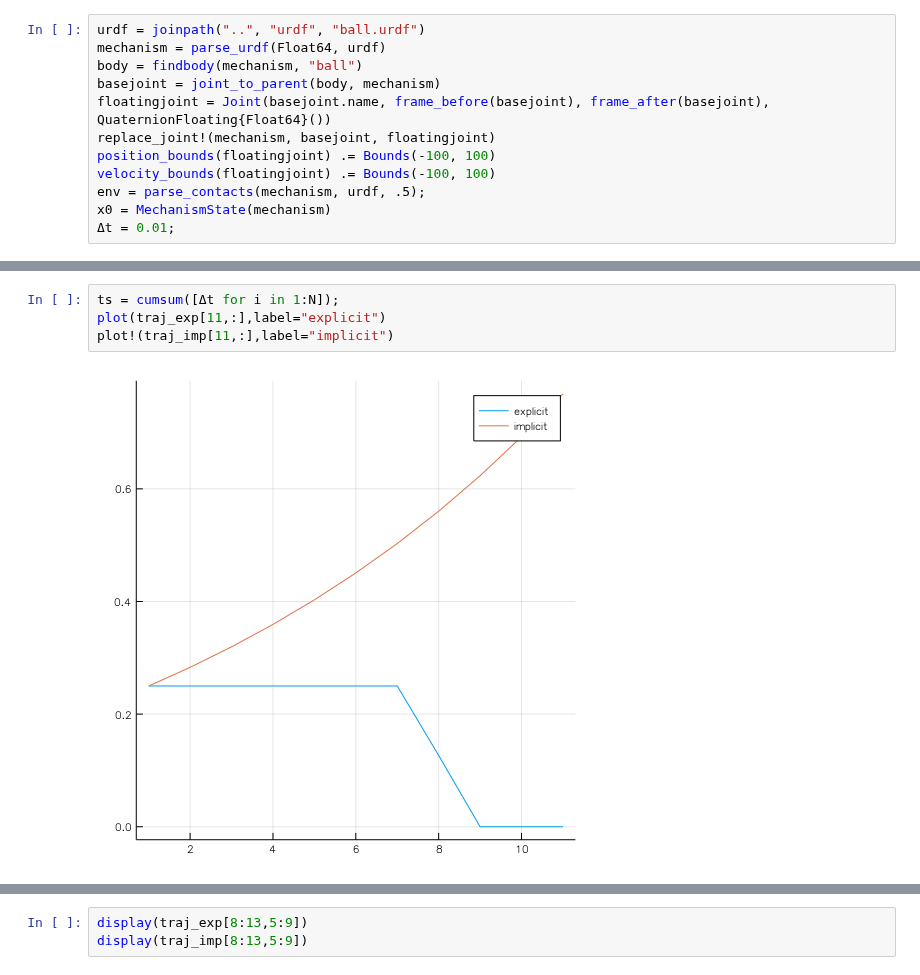
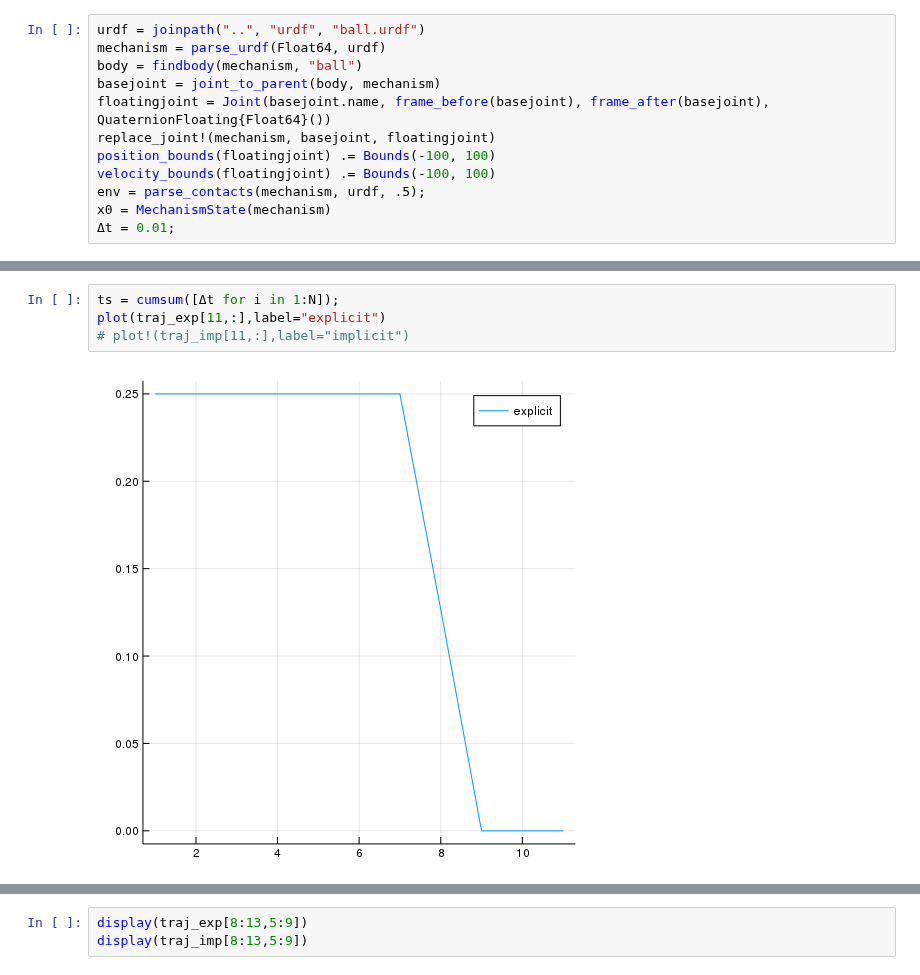
Before and after one commit to blandry/Bilevel.jl, a Jupyter notebook: notebooks/simulation.ipynb, the cells around one changed output, grey strips where cells are left out. Cells and saved outputs as stored; diff of their text form.

```diff
--- a/notebooks/simulation.ipynb
+++ b/notebooks/simulation.ipynb
@@ -88,7 +57,7 @@ Solve_Succeeded
 # %%
 ts = cumsum([Δt for i in 1:N]);
 plot(traj_exp[11,:],label="explicit")
-plot!(traj_imp[11,:],label="implicit")
+# plot!(traj_imp[11,:],label="implicit")
 # %% [output]
-[figure, old version]
+[figure, new version]
 # %%
```
Also changed, not shown: parts of 5 cells of this notebook, 5 other files.
